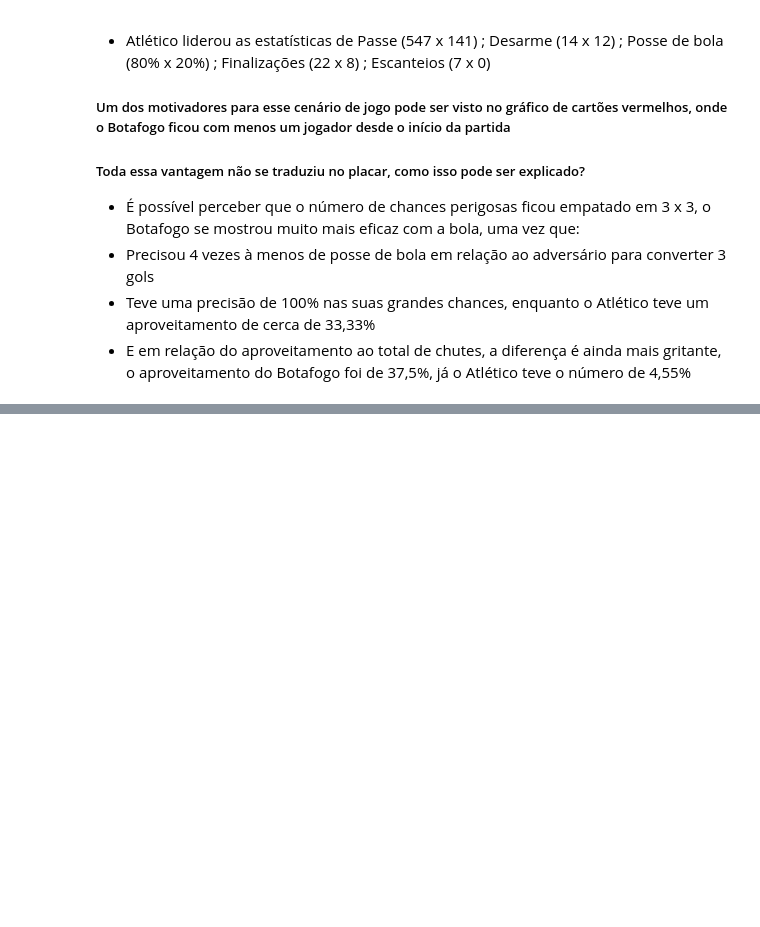
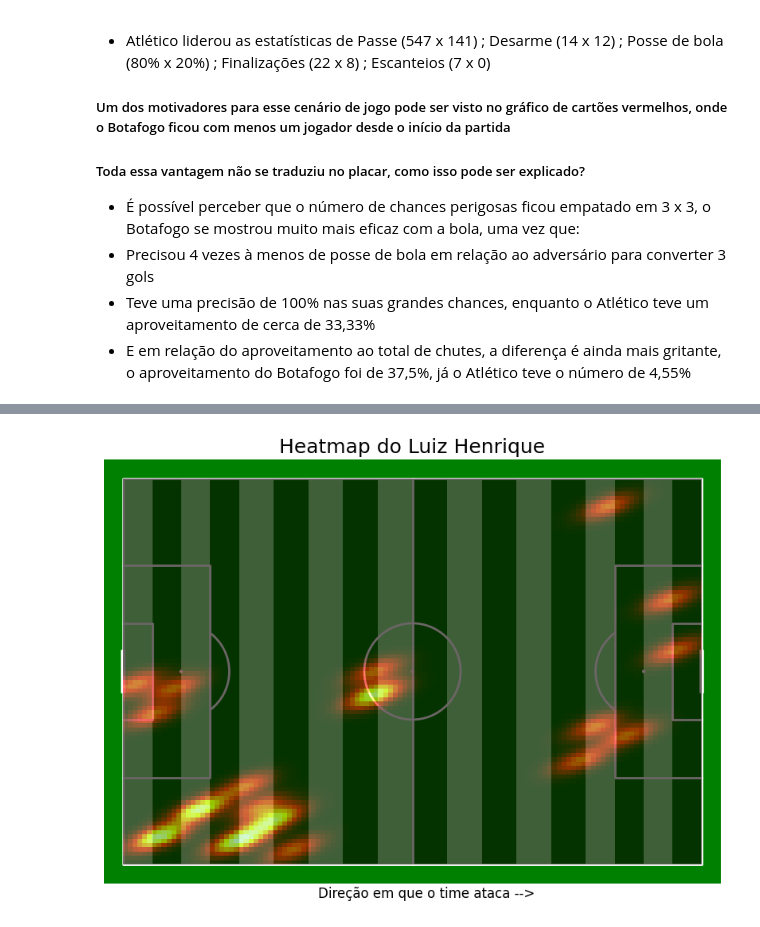
Before and after one commit to victor7miguel7/Analise-final-da-libertadores-2024, a Jupyter notebook: sofascore.ipynb, the cells around one changed output, grey strips where cells are left out. Cells and saved outputs as stored; diff of their text form; code cells hidden in the pictures; blank space fills up the shorter version.

```diff
--- a/sofascore.ipynb
+++ b/sofascore.ipynb
@@ -566,0 +628,80 @@ plt.show()
+# %%
+import requests
+import numpy as np
+import matplotlib.pyplot as plt
+from scipy.stats import gaussian_kde
+from mplsoccer import Pitch
+
+# URL do heatmap de um jogador
+url = "https://www.sofascore.com/api/v1/event/12375366/player/1035995/heatmap"
+
+# Header simulando um navegador
+header = {
+    "User-Agent": "Mozilla/5.0 (Windows NT 10.0; Win64; x64; rv:134.0) Gecko/20100101 Firefox/134.0"
+}
+
+response = requests.get(url, headers=header)
+
+if response.status_code == 200:
+    data = response.json()
+    heatmap_positions = data.get("heatmap", [])
+    if heatmap_positions:
+        x = [pos["x"] for pos in heatmap_positions]
+        y = [pos["y"] for pos in heatmap_positions]
+
+       # Ajuste no eixo Y
+        y_adjust = -3
+        y_adjust_above_mid = -6
+        campo_largura = 90  # Largura máxima do campo (eixo Y)
+
+        y = [coord + y_adjust + y_adjust_above_mid if coord > campo_largura / 2 else coord + y_adjust for coord in y]
+
+        # Ajuste no eixo X
+        x_adjust = 20
+        campo_comprimento = 110  # Comprimento máximo do campo
+        x = [coord + x_adjust if coord > campo_comprimento / 2  else coord for coord in x]
+
+
+        # Inverter os pontos no eixo Y
+        campo_largura = 90  # Largura máxima do campo
+        y = [campo_largura - coord for coord in y]
+
+        if len(x) > 1 and len(y) > 1:
+            # Gerar heatmap
+            kde = gaussian_kde([x, y], bw_method=0.1)
+            xx, yy = np.mgrid[0:120:120j, 0:90:90j]  # Grid ajustado para 110x90
+            zz = kde(np.vstack([xx.ravel(), yy.ravel()])).reshape(xx.shape)
+
+            # Criar a figura e o campo usando o Pitch do mplsoccer
+            pitch = Pitch(
+                pitch_type='statsbomb',
+                pitch_color='green',
+                line_color='white',
+                stripe= True,
+                stripe_color= 'lightgreen'
+            )
+            fig, ax = plt.subplots(figsize=(10, 7))  # Tamanho da figura ajustado aqui
+            pitch.draw(ax=ax)
+
+            # Adicionando o heatmap ao campo
+            pcm = ax.imshow(
+                zz.T,
+                extent=(0, 120, 0, 80),  # Ajuste para 110x90
+                origin='lower',
+                cmap='hot',
+                alpha=0.6,
+                zorder=2  # Aparece abaixo das linhas do campo
+            )
+            # Título
+            ax.set_title("Heatmap do Luiz Henrique", fontsize=18, color='black')
+            ax.text(campo_comprimento - 47, campo_largura - 3, 'Direção em que o time ataca -->',
+            fontsize=12, color='black', ha='center')
+            plt.show()
+        else:
+            print("Dados insuficientes para criar o mapa de calor.")
+    else:
+        print("Nenhuma posição encontrada no JSON.")
+else:
+    print(f"Erro na requisição: {response.status_code}")
+# %% [output]
+[figure, added]
```
Also changed, not shown: parts of 14 cells of this notebook, 3 other files.
